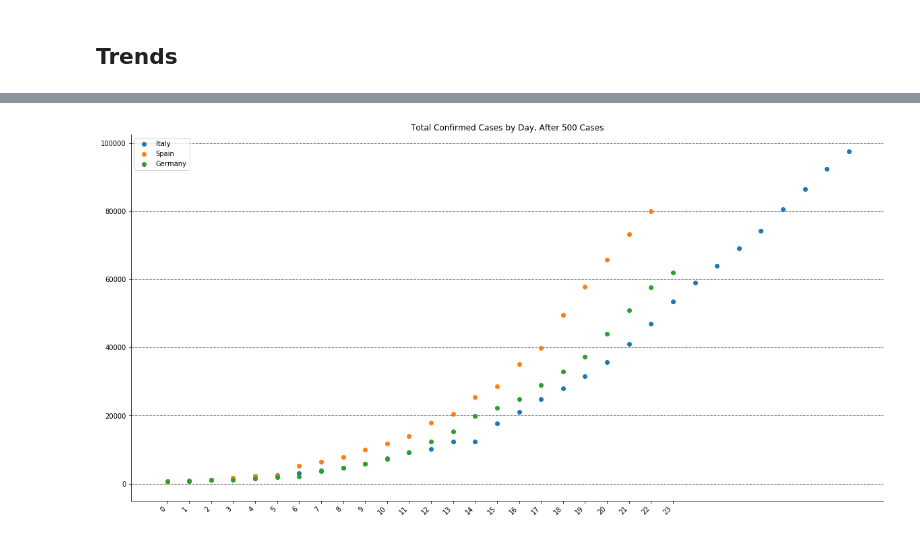
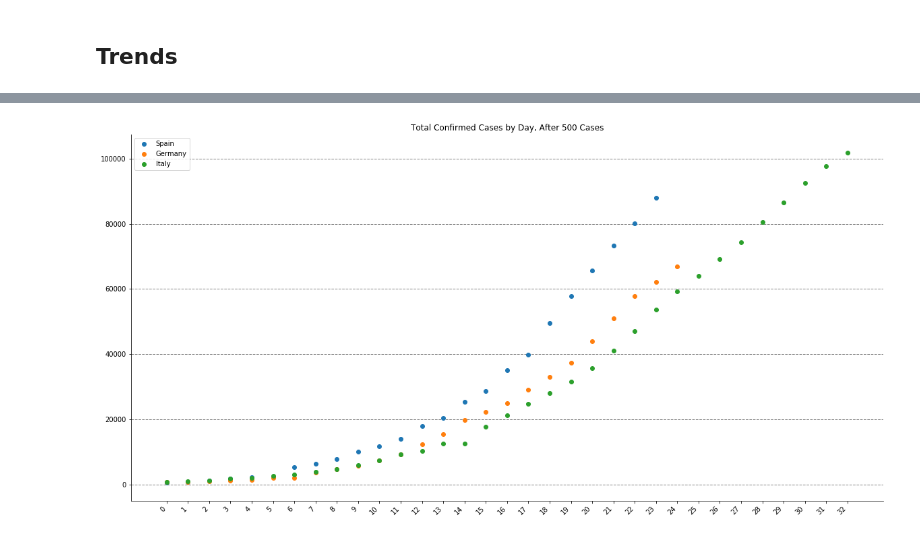
Before and after one commit to Thiagobc23/COVID-19, a Jupyter notebook: COVID19.ipynb, the cells around one changed output, grey strips where cells are left out. Cells and saved outputs as stored; diff of their text form; code cells hidden in the pictures.

```diff
--- a/COVID19.ipynb
+++ b/COVID19.ipynb
@@ -18,8 +18,8 @@ world = world[~world.name.isin(["Antarctica", "Fr. S. Antarctic Lands"])]
 url = 'https://raw.githubusercontent.com/CSSEGISandData/COVID-19/master/csse_covid_19_data/csse_covid_19_daily_reports/'
 path = 'C:/py/covid19/COVID-19-master/csse_covid_19_data/csse_covid_19_daily_reports/'
 
-file = '03-29-2020.csv'
-today = '03-29-2020'
+file = '03-30-2020.csv'
+today = '03-30-2020'
 df = pd.read_csv(url+file)
 df.head()
 # %% [output]
@@ -285,15 +322,15 @@ plt.savefig('pics/most_affected.png', facecolor='white', edgecolor='none')
 # %%
 # Italy hit 500 on 02-27-2020
 # Spain hit 500 on 03-07-2020
 # Germany hit 500 on 03-06-2020
 
 fig, ax = plt.subplots(1, figsize=(20,10))
 
-plot_contry(['Italy'], '02-27-2020', '02-28-2020')
 plot_contry(['Spain'], '03-07-2020', '03-08-2020')
 plot_contry(['Germany'], '03-06-2020', '03-07-2020')
+plot_contry(['Italy'], '02-27-2020', '02-28-2020')
 
-plt.legend(['Italy', 'Spain', 'Germany'])
+plt.legend(['Spain', 'Germany', 'Italy'])
 plt.savefig('pics/most_affected_eur.png', facecolor='white', edgecolor='none')
 # %% [output]
-[figure, old version]
+[figure, new version]
```
Also changed, not shown: parts of 9 cells of this notebook, 2 other files.
